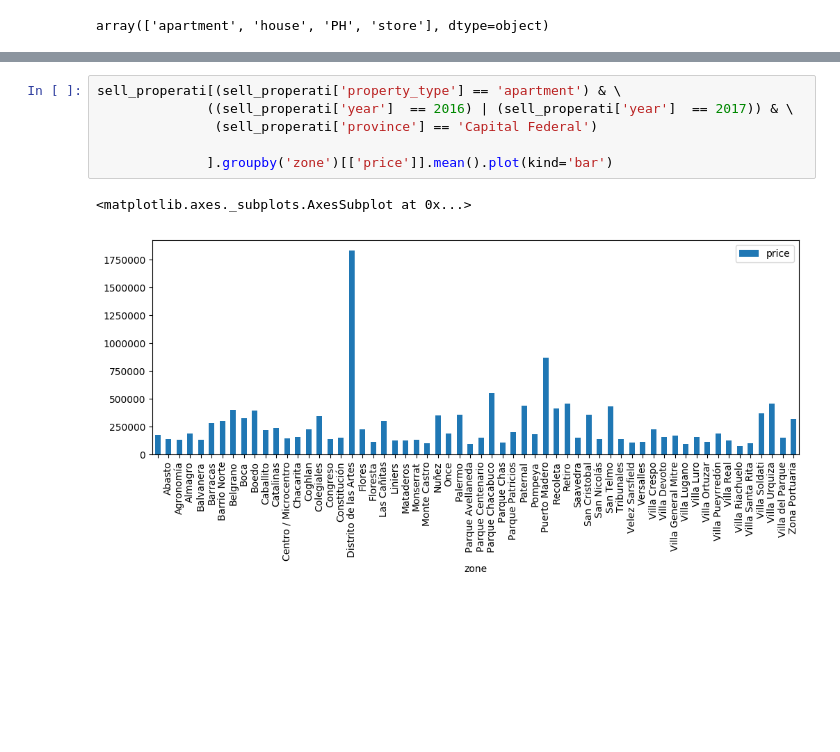
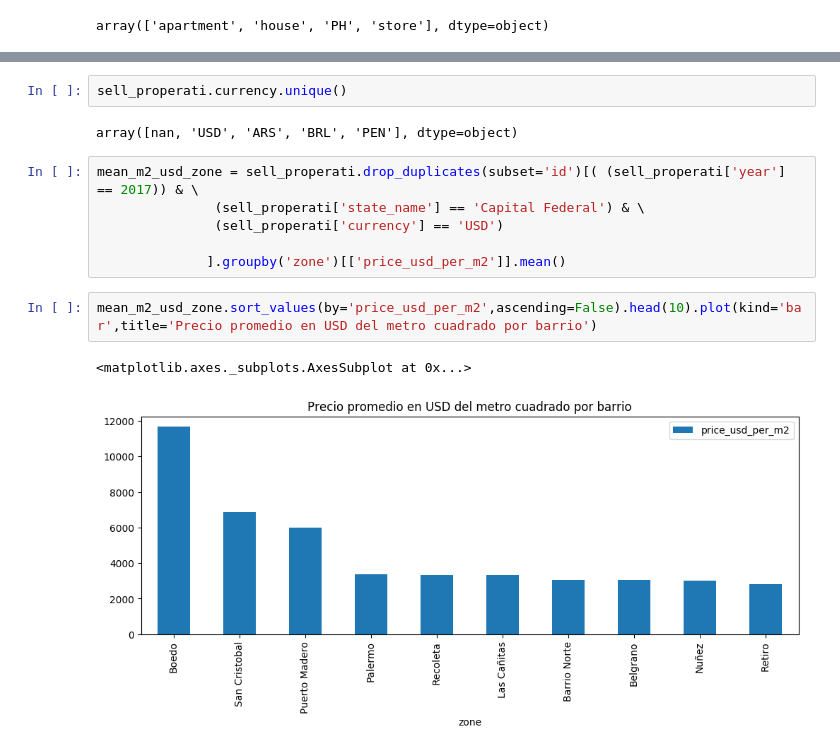
Before and after one commit to BraianVicente/properati_argentina, a Jupyter notebook: src/initial_analitic.ipynb, the cells around one changed output, grey strips where cells are left out. Cells and saved outputs as stored; diff of their text form; blank space fills up the shorter version.

```diff
--- a/src/initial_analitic.ipynb
+++ b/src/initial_analitic.ipynb
@@ -281,9 +279,15 @@ sell_properati[(sell_properati['property_type'] == 'apartment') & \
+# %%
+sell_properati.currency.unique()
+# %% [output]
+array([nan, 'USD', 'ARS', 'BRL', 'PEN'], dtype=object)
 # %%
-sell_properati[(sell_properati['property_type'] == 'apartment') & \
-              ((sell_properati['year']  == 2016) | (sell_properati['year']  == 2017)) & \
-               (sell_properati['province'] == 'Capital Federal')
+mean_m2_usd_zone = sell_properati.drop_duplicates(subset='id')[( (sell_properati['year']  == 2017)) & \
+               (sell_properati['state_name'] == 'Capital Federal') & \
+               (sell_properati['currency'] == 'USD')
 
-              ].groupby('zone')[['price']].mean().plot(kind='bar')
+              ].groupby('zone')[['price_usd_per_m2']].mean()
-# %% [output]
-<matplotlib.axes._subplots.AxesSubplot at 0x...>
-[figure, removed]
+# %%
+mean_m2_usd_zone.sort_values(by='price_usd_per_m2',ascending=False).head(10).plot(kind='bar',title='Precio promedio en USD del metro cuadrado por barrio')
+# %% [output]
+<matplotlib.axes._subplots.AxesSubplot at 0x...>
+[figure, added]
```
Also changed, not shown: parts of 28 cells of this notebook, 1 other file.
